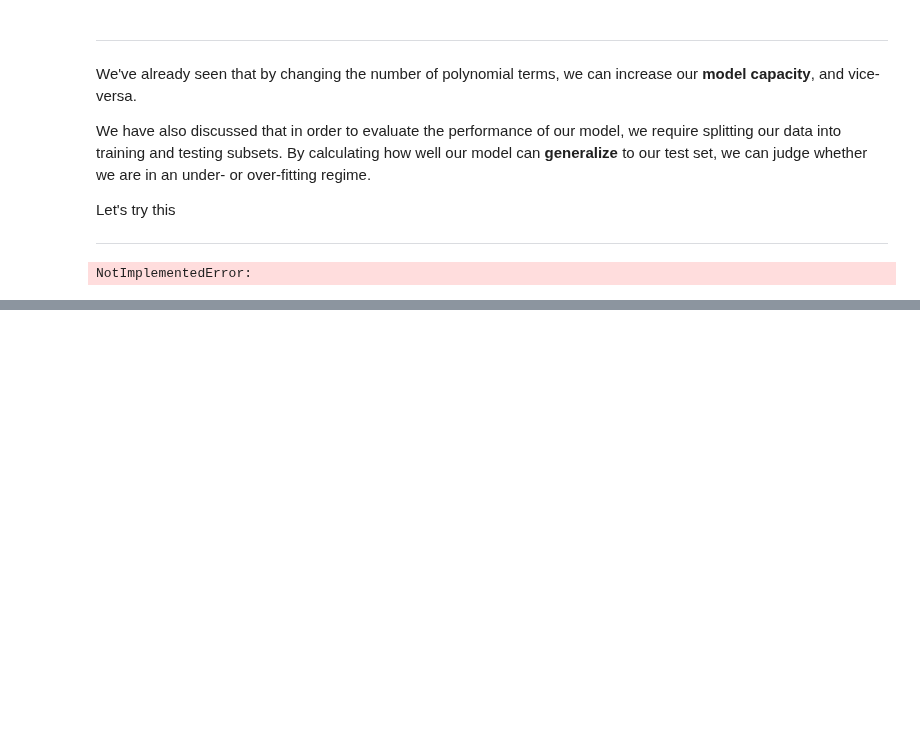
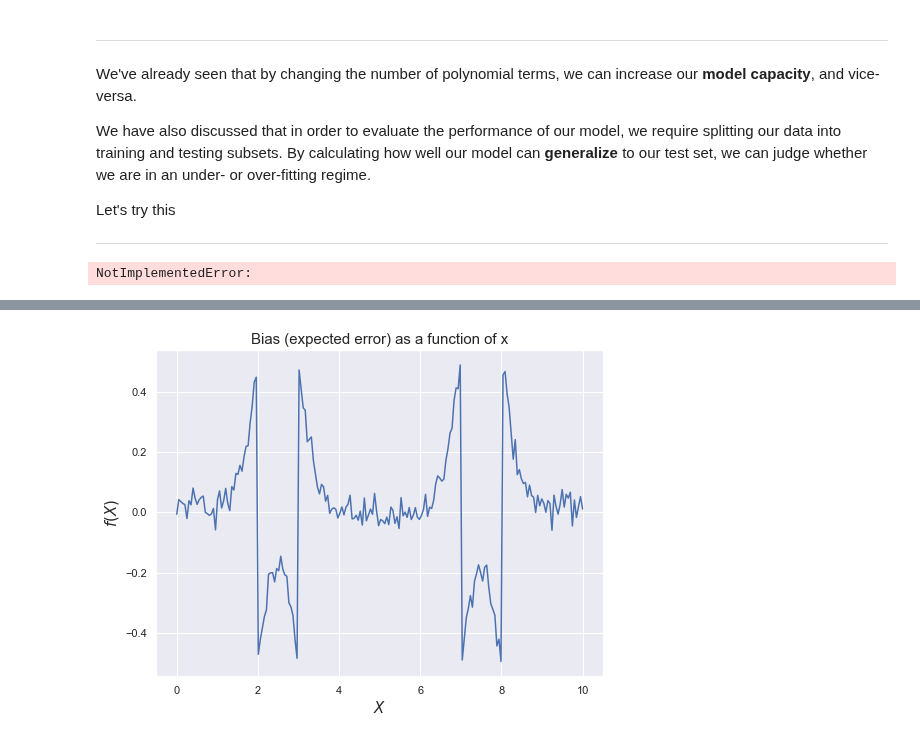
Before and after one commit to shinshoji01/gonken-lesson, a Jupyter notebook: 2020/06_Bias and variance.ipynb, the cells around one changed output, grey strips where cells are left out. Saved outputs shown, nothing was run; the diff lists cells and outputs as text; code cells hidden in the pictures; blank space fills up the shorter version.

```diff
--- a/2020/06_Bias and variance.ipynb
+++ b/2020/06_Bias and variance.ipynb
@@ -109,0 +154,23 @@ p
+# %%
+K = 3
+X_N = 30
+N = 500
+
+X_test = np.linspace(0,10,200)
+errs = []
+for _ in range(N):
+    X = np.random.random((X_N))*10
+    KNN_model = neighbors.KNeighborsRegressor(K)
+    KNN_model.fit(X[...,None], f(X)[...,None])
+
+    predictions = KNN_model.predict(np.linspace(0,10,200)[...,None])[:,0]
+    errs.append(get_errors(predictions, f(X_test)))
+
+errs = np.asarray(errs)
+avgs = errs.mean(axis=0)
+
+plt.plot(X_test, avgs)
+format_plot('Bias (expected error) as a function of x')
+plt.show()
+# %% [output]
+[figure, added]
```
Also changed, not shown: parts of 20 cells of this notebook, 2 other files.
